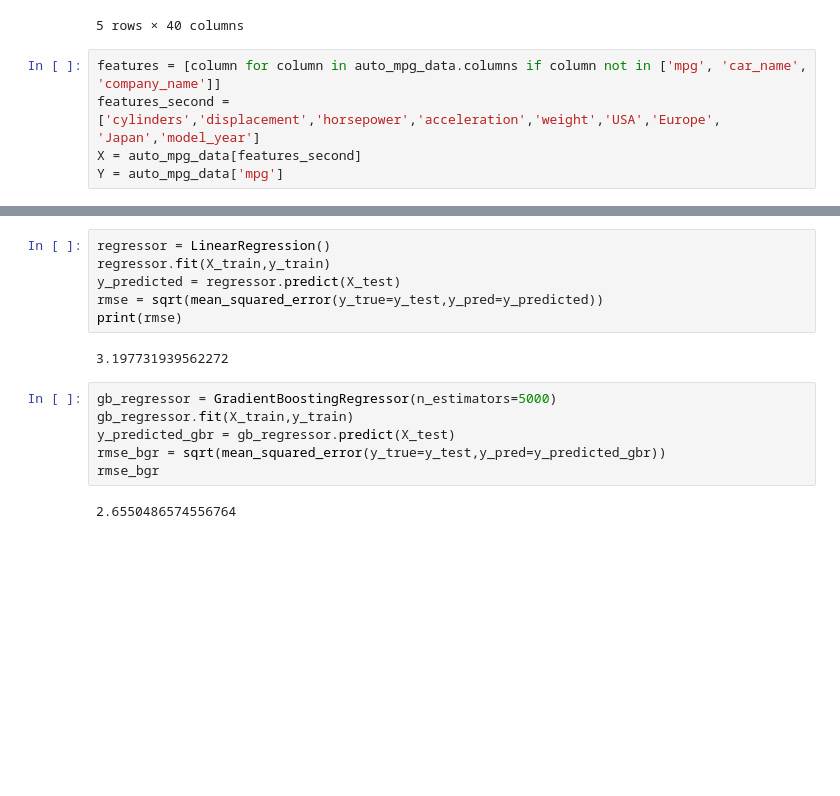
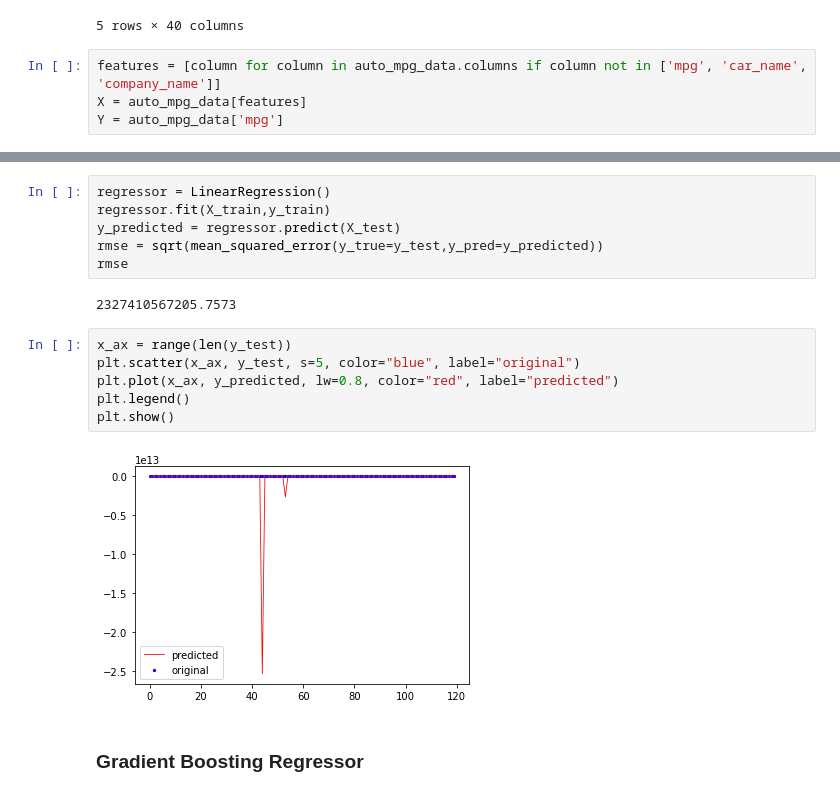
Before and after one commit to jsparraq/mpg-prediction, a Jupyter notebook: Machine learning model.ipynb, the cells around one changed output, grey strips where cells are left out. Cells and saved outputs as stored; diff of their text form; blank space fills up the shorter version.

```diff
--- a/Machine learning model.ipynb
+++ b/Machine learning model.ipynb
@@ -23,7 +24,6 @@ auto_mpg_data.head()
 5 rows × 40 columns
 # %%
 features = [column for column in auto_mpg_data.columns if column not in ['mpg', 'car_name', 'company_name']]
-features_second = ['cylinders','displacement','horsepower','acceleration','weight','USA','Europe', 'Japan','model_year']
-X = auto_mpg_data[features_second]
+X = auto_mpg_data[features]
 Y = auto_mpg_data['mpg']
 # %%
@@ -34,14 +44,16 @@ regressor = LinearRegression()
 regressor.fit(X_train,y_train)
 y_predicted = regressor.predict(X_test)
 rmse = sqrt(mean_squared_error(y_true=y_test,y_pred=y_predicted))
-print(rmse)
+rmse
 # %% [output]
-3.197731939562272
+2327410567205.7573
-# %%
-gb_regressor = GradientBoostingRegressor(n_estimators=5000)
-gb_regressor.fit(X_train,y_train)
-y_predicted_gbr = gb_regressor.predict(X_test)
-rmse_bgr = sqrt(mean_squared_error(y_true=y_test,y_pred=y_predicted_gbr))
-rmse_bgr
-# %% [output]
-2.6550486574556764
+# %%
+x_ax = range(len(y_test))
+plt.scatter(x_ax, y_test, s=5, color="blue", label="original")
+plt.plot(x_ax, y_predicted, lw=0.8, color="red", label="predicted")
+plt.legend()
+plt.show()
+# %% [output]
+[figure, added]
+# %% [markdown]
+### Gradient Boosting Regressor
```
Also changed, not shown: parts of 10 cells of this notebook, 1 other file.
